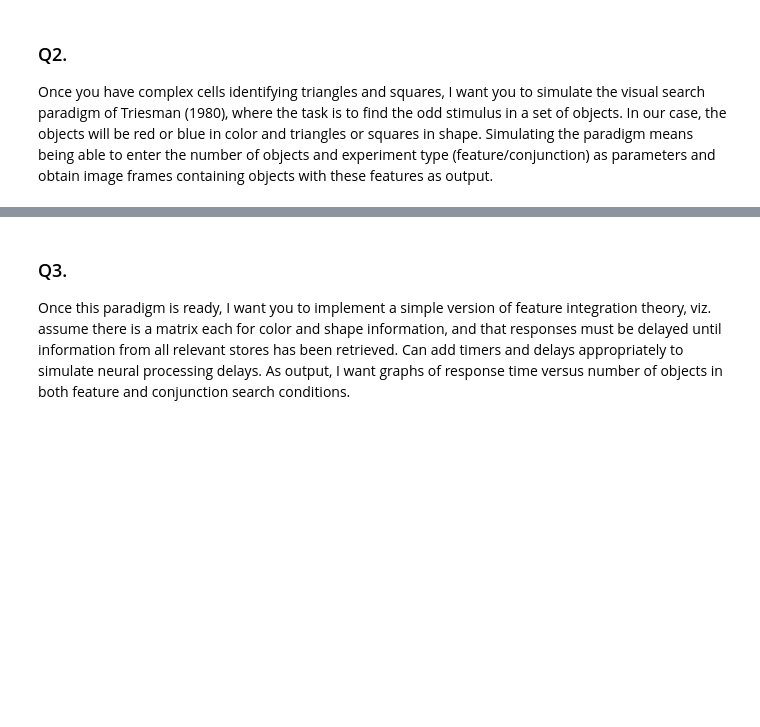
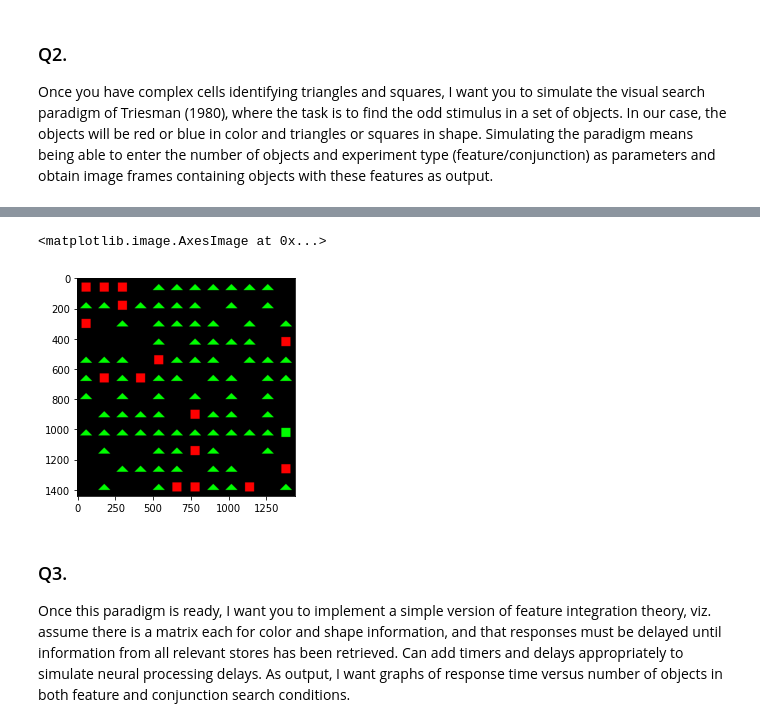
Before and after one commit to yashbg/cs786-comp-cog-sci, a Jupyter notebook: Assignment 2/190997.ipynb, the cells around one changed output, grey strips where cells are left out. Saved outputs shown, nothing was run; the diff lists cells and outputs as text; code cells hidden in the pictures; blank space fills up the shorter version.

```diff
--- a/Assignment 2/190997.ipynb
+++ b/Assignment 2/190997.ipynb
@@ -186,3 +190,9 @@ def create_paradigm(n, ex_type):
+# %%
+env, object_locs = create_paradigm(100, 'conjunction')
+plt.imshow(env)
+# %% [output]
+<matplotlib.image.AxesImage at 0x...>
+[figure, added]
 # %% [markdown]
 ### Q3.
 Once this paradigm is ready, I want you to implement a simple version of feature integration theory, viz. assume there is a matrix each for color and shape information, and that responses must be delayed until information from   all   relevant   stores   has   been   retrieved.   Can   add   timers   and   delays appropriately to simulate neural processing delays. As output, I want graphs of response time versus number of objects in both feature and conjunction search conditions.
```
Also changed, not shown: parts of 2 cells of this notebook.
